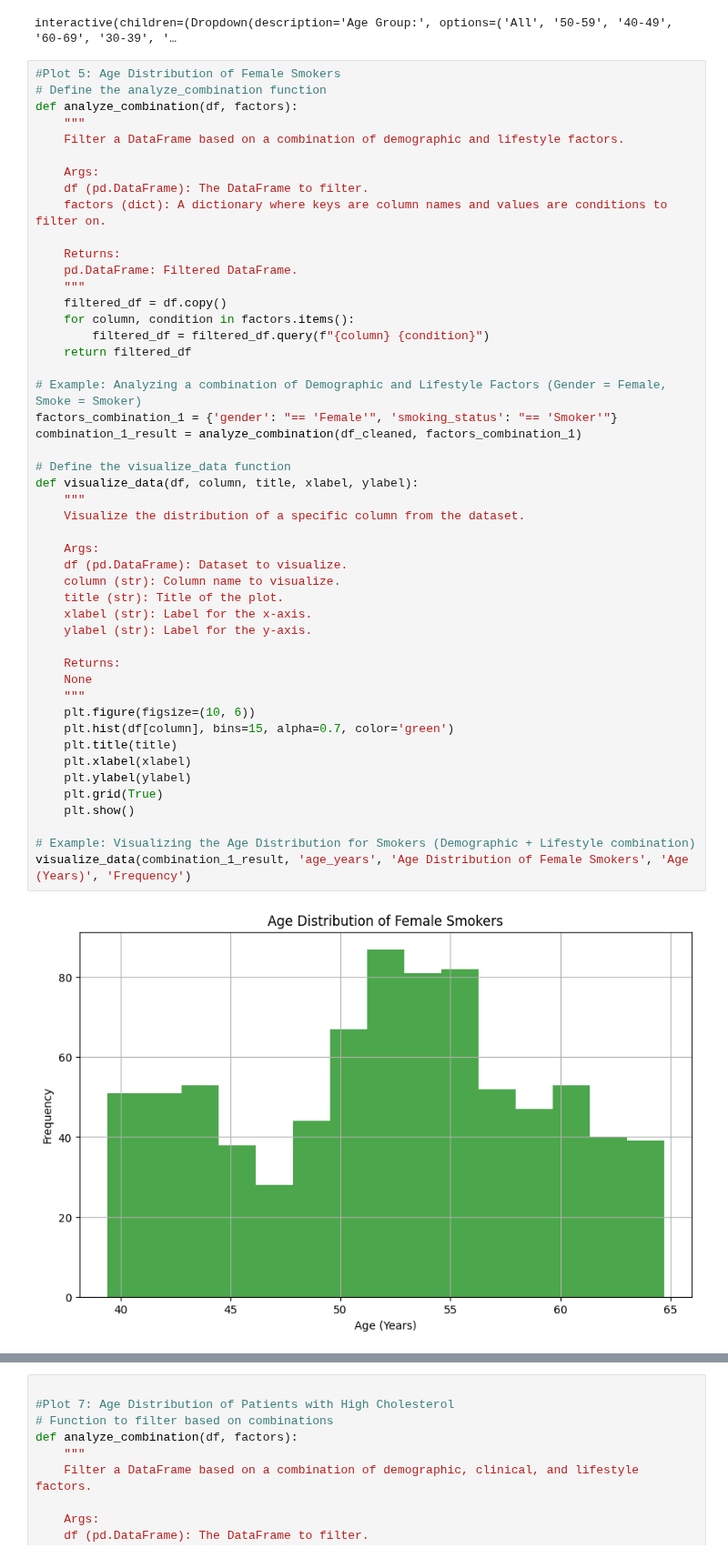
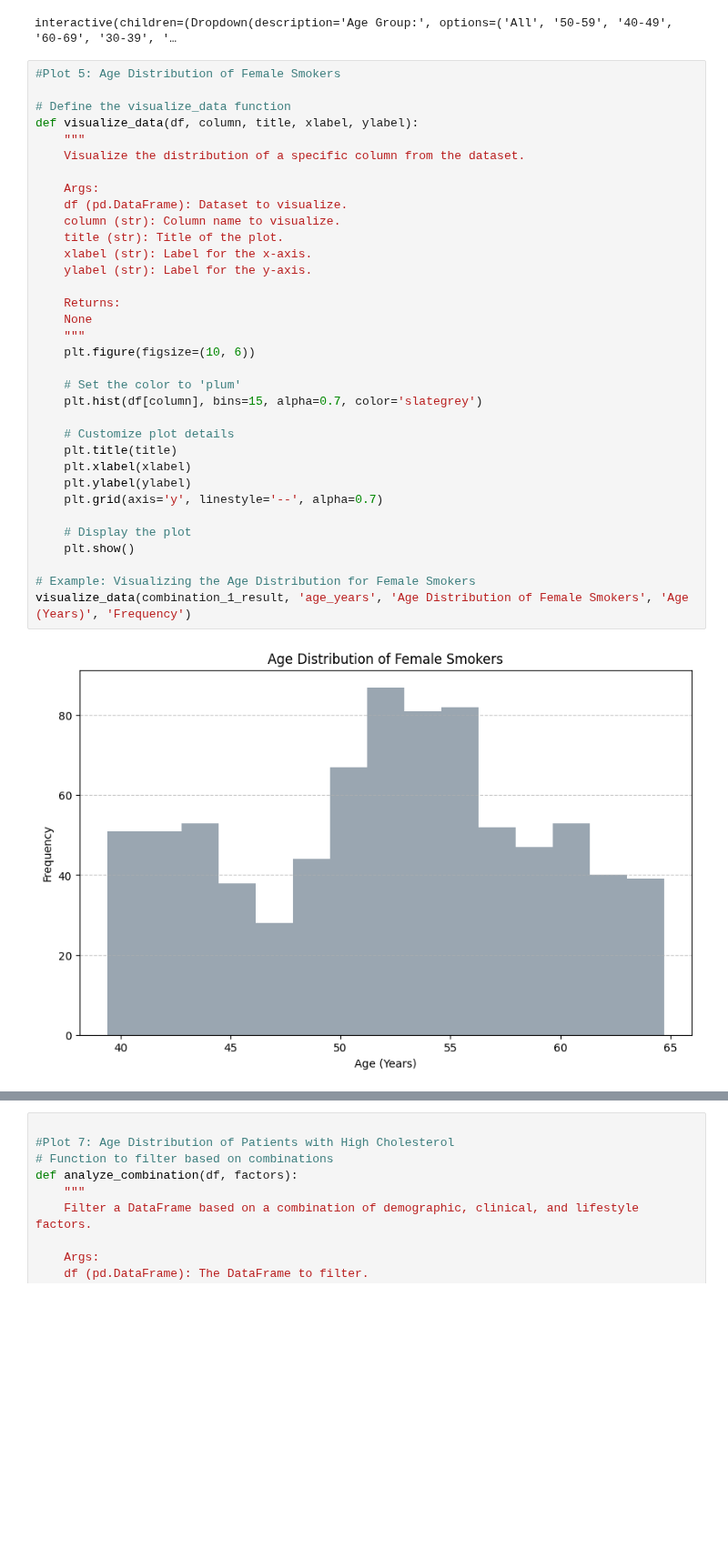
Before and after one commit to 22053604/Cardiovascular-Health-Analysis, a Jupyter notebook: Development_Notebook.ipynb, the cells around one changed output, grey strips where cells are left out. Shown at 91% size. Cells and saved outputs as stored; diff of their text form; blank space fills up the shorter version.

Commit message:
Changed graph small formatting

```diff
--- a/Development_Notebook.ipynb
+++ b/Development_Notebook.ipynb
@@ -340,54 +340,40 @@ display(interactive_plot)
 interactive(children=(Dropdown(description='Age Group:', options=('All', '50-59', '40-49', '60-69', '30-39', '…
 # %%
 #Plot 5: Age Distribution of Female Smokers
-# Define the analyze_combination function
-def analyze_combination(df, factors):
-    """
-    Filter a DataFrame based on a combination of demographic and lifestyle factors.
-
-    Args:
-    df (pd.DataFrame): The DataFrame to filter.
-    factors (dict): A dictionary where keys are column names and values are conditions to filter on.
-
-    Returns:
-    pd.DataFrame: Filtered DataFrame.
-    """
-    filtered_df = df.copy()
-    for column, condition in factors.items():
-        filtered_df = filtered_df.query(f"{column} {condition}")
-    return filtered_df
-
-# Example: Analyzing a combination of Demographic and Lifestyle Factors (Gender = Female, Smoke = Smoker)
-factors_combination_1 = {'gender': "== 'Female'", 'smoking_status': "== 'Smoker'"}
-combination_1_result = analyze_combination(df_cleaned, factors_combination_1)
 
 # Define the visualize_data function
 def visualize_data(df, column, title, xlabel, ylabel):
     """
     Visualize the distribution of a specific column from the dataset.
 
     Args:
     df (pd.DataFrame): Dataset to visualize.
     column (str): Column name to visualize.
     title (str): Title of the plot.
     xlabel (str): Label for the x-axis.
     ylabel (str): Label for the y-axis.
 
     Returns:
     None
     """
     plt.figure(figsize=(10, 6))
-    plt.hist(df[column], bins=15, alpha=0.7, color='green')
+
+    # Set the color to 'plum'
+    plt.hist(df[column], bins=15, alpha=0.7, color='slategrey')
+
+    # Customize plot details
     plt.title(title)
     plt.xlabel(xlabel)
     plt.ylabel(ylabel)
-    plt.grid(True)
+    plt.grid(axis='y', linestyle='--', alpha=0.7)
+
+    # Display the plot
     plt.show()
 
-# Example: Visualizing the Age Distribution for Smokers (Demographic + Lifestyle combination)
+# Example: Visualizing the Age Distribution for Female Smokers
 visualize_data(combination_1_result, 'age_years', 'Age Distribution of Female Smokers', 'Age (Years)', 'Frequency')
 # %% [output]
-[figure, old version]
+[figure, new version]
 # %%
 #Plot 6: Age Distribution of high BP, over 40
 #Create combination 1 (demographic: female, and lifestyle: smoker)
```
Also changed, not shown: parts of 1 cell of this notebook.
